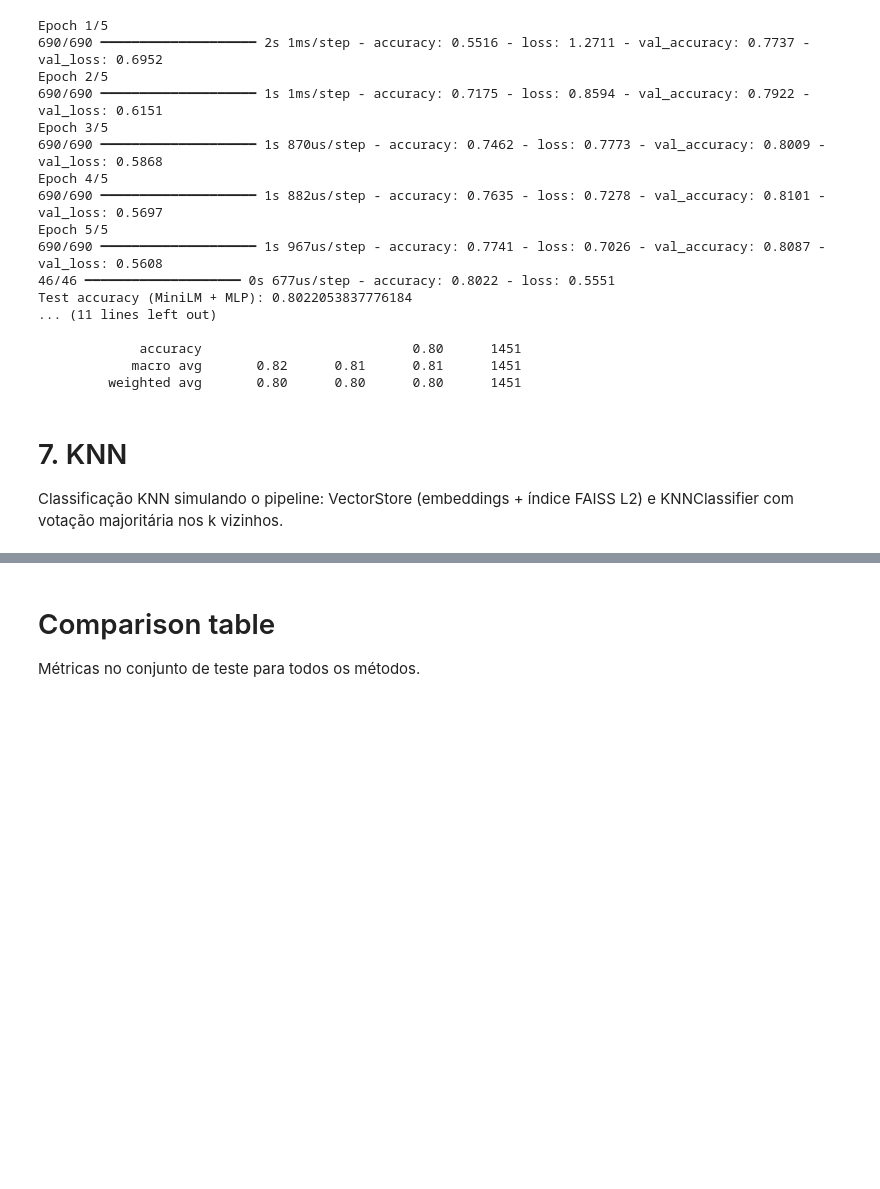
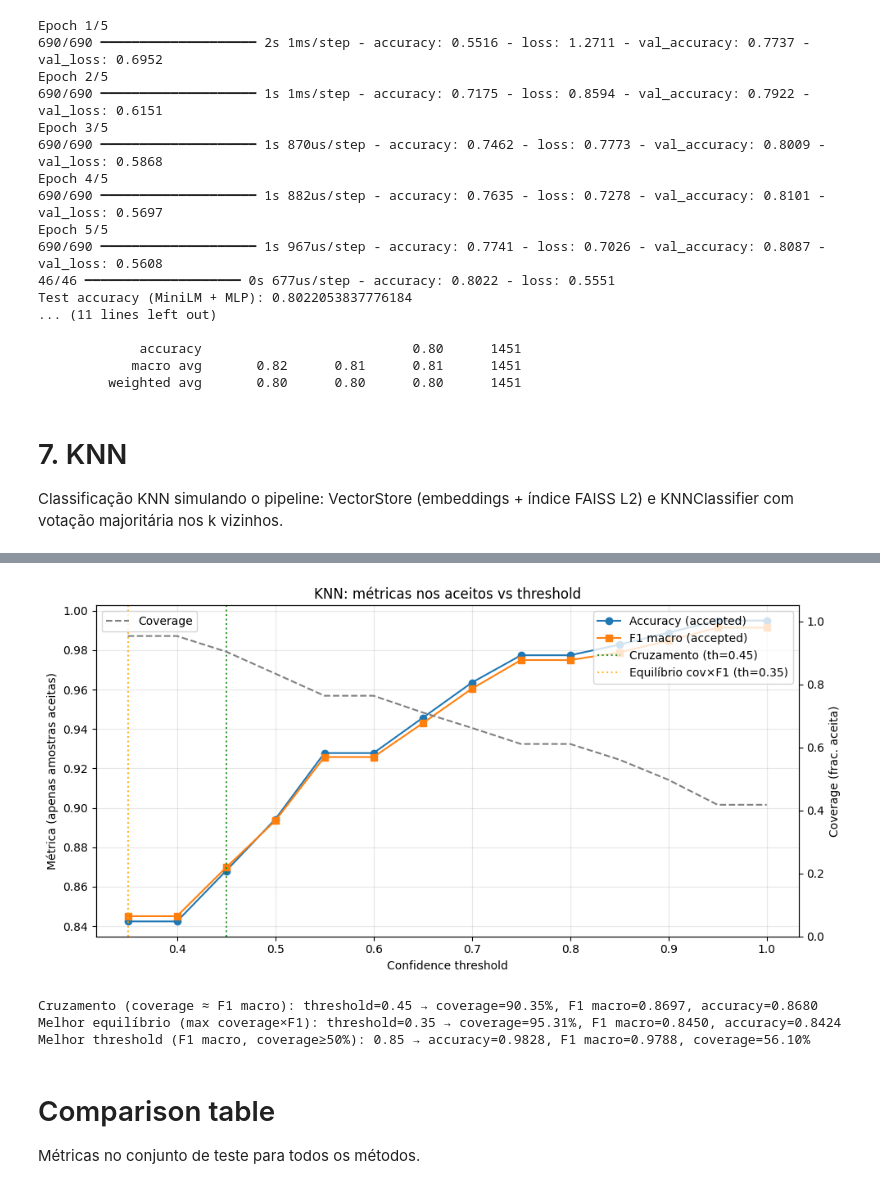
Before and after one commit to JoaquimBreno/ticket-classifier, a Jupyter notebook: labs/architecture-comparison.ipynb, the cells around one changed output, grey strips where cells are left out. Cells and saved outputs as stored; diff of their text form; code cells hidden in the pictures; blank space fills up the shorter version.

```diff
--- a/labs/architecture-comparison.ipynb
+++ b/labs/architecture-comparison.ipynb
@@ -1101,0 +1157,17 @@ KNN F1 macro: 0.8323308682777499 F1 weighted: 0.8320358194357356
+# %%
+thresholds = np.arange(0.35, 1.01, 0.05)
+rows_th = []
+for th in thresholds:
+    accept = confidences >= th
+    n_accept = accept.sum()
+    if n_accept == 0:
+        rows_th.append({'threshold': th, 'coverage': 0, 'accuracy': np.nan, 'f1_macro': np.nan, 'n_accepted': 0})
+        continue
+    acc = (correct[accept]).mean()
+    f1 = f1_score(y_true_idx[accept], y_pred_idx[accept], average='macro', zero_division=0)
+    rows_th.append({
+        'threshold': th, 'coverage': n_accept / len(confidences),
+        'accuracy': acc, 'f1_macro': f1, 'n_accepted': n_accept
+    })
+th_df = pd.DataFrame(rows_th)
+th_df
@@ -1102,3 +1190,48 @@ KNN F1 macro: 0.8323308682777499 F1 weighted: 0.8320358194357356
+# %%
+td = th_df.dropna(subset=['f1_macro', 'coverage'])
+cross_idx = np.argmin(np.abs(td['coverage'].values - td['f1_macro'].values))
+th_cross = td['threshold'].iloc[cross_idx]
+balance_idx = (td['coverage'] * td['f1_macro']).idxmax()
+th_balance = th_df.loc[balance_idx, 'threshold']
+
+fig, ax1 = plt.subplots(figsize=(10, 5))
+ax1.plot(th_df['threshold'], th_df['accuracy'], 'o-', label='Accuracy (accepted)', color='C0')
+ax1.plot(th_df['threshold'], th_df['f1_macro'], 's-', label='F1 macro (accepted)', color='C1')
+ax1.set_xlabel('Confidence threshold')
+ax1.set_ylabel('Métrica (apenas amostras aceitas)')
+ax1.legend(loc='upper right')
+ax1.grid(True, alpha=0.3)
+ax2 = ax1.twinx()
+ax2.plot(th_df['threshold'], th_df['coverage'], '--', color='gray', label='Coverage')
+ax2.set_ylabel('Coverage (frac. aceita)')
+ax2.legend(loc='upper left')
+ax2.set_ylim(0, 1.05)
+ax1.axvline(x=th_cross, color='green', linestyle=':', alpha=0.8, label=f'Cruzamento (th={th_cross:.2f})')
+ax1.axvline(x=th_balance, color='orange', linestyle=':', alpha=0.8, label=f'Equilíbrio cov×F1 (th={th_balance:.2f})')
+ax1.legend(loc='upper right')
+plt.title('KNN: métricas nos aceitos vs threshold')
+plt.tight_layout()
+(ROOT / "charts").mkdir(parents=True, exist_ok=True)
+plt.savefig(ROOT / "charts" / "threshold.png", bbox_inches="tight", dpi=150)
+plt.show()
+
+r_cross = th_df.loc[th_df['threshold'] == th_cross].iloc[0]
+r_balance = th_df.loc[balance_idx]
+print(f"Cruzamento (coverage ≈ F1 macro): threshold={th_cross:.2f} → coverage={r_cross['coverage']:.2%}, F1 macro={r_cross['f1_macro']:.4f}, accuracy={r_cross['accuracy']:.4f}")
+print(f"Melhor equilíbrio (max coverage×F1): threshold={th_balance:.2f} → coverage={r_balance['coverage']:.2%}, F1 macro={r_balance['f1_macro']:.4f}, accuracy={r_balance['accuracy']:.4f}")
+
+best_idx = th_df.dropna(subset=['f1_macro']).query('coverage >= 0.5')['f1_macro'].idxmax()
+if pd.notna(best_idx):
+    best = th_df.loc[best_idx]
+    print(f"Melhor threshold (F1 macro, coverage≥50%): {best['threshold']:.2f} → accuracy={best['accuracy']:.4f}, F1 macro={best['f1_macro']:.4f}, coverage={best['coverage']:.2%}")
+else:
+    best_row = th_df.loc[th_df['f1_macro'].idxmax()]
+    print(f"Melhor F1 macro: threshold={best_row['threshold']:.2f}, accuracy={best_row['accuracy']:.4f}, coverage={best_row['coverage']:.2%}")
+# %% [output]
+[figure, added]
+Cruzamento (coverage ≈ F1 macro): threshold=0.45 → coverage=90.35%, F1 macro=0.8697, accuracy=0.8680
+Melhor equilíbrio (max coverage×F1): threshold=0.35 → coverage=95.31%, F1 macro=0.8450, accuracy=0.8424
+Melhor threshold (F1 macro, coverage≥50%): 0.85 → accuracy=0.9828, F1 macro=0.9788, coverage=56.10%
 # %% [markdown]
 # Comparison table
 
```
Also changed, not shown: parts of 8 cells of this notebook, 15 other files.
